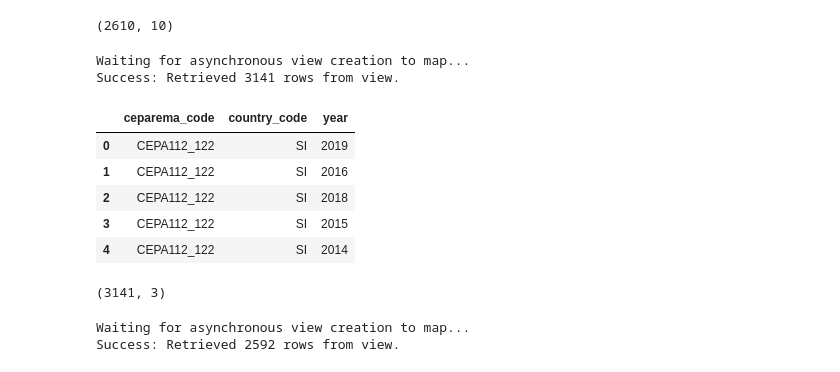
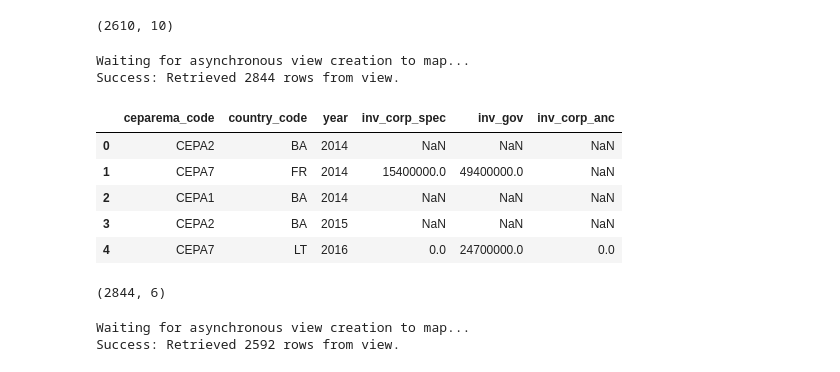
Before and after one commit to danielwrnr/Environmental_Protection_Investment_Analysis, a Jupyter notebook: notebooks/dbrepo_upload.ipynb, the cells around one changed output. Cells and saved outputs as stored; diff of their text form; code cells hidden in the pictures.

Commit message:
Restructured croissant metadata, changed readme folder structure and changed sector breakdown view ID

```diff
--- a/notebooks/dbrepo_upload.ipynb
+++ b/notebooks/dbrepo_upload.ipynb
@@ -921,45 +921,45 @@ Success: Retrieved 2610 rows from view.
 (2610, 10)
 # %%
 # v_investment_sector_breakdown
-VIEW_ID = "8ac3cee3-d451-4ee0-a2f5-b9d330f197ae"
+VIEW_ID = "f535d070-d1e4-4f36-bfc4-890faf73e991"
 
 print("Waiting for asynchronous view creation to map...")
 time.sleep(5)
 
 for attempt in range(10):
     try:
         df_view = client.get_view_data(
             database_id=DATABASE_ID,
             view_id=VIEW_ID,
             page=0,
             size=1000000
         )
 
         print(f"Success: Retrieved {len(df_view)} rows from view.")
         break
 
     except Exception as e:
         if "204" in str(e):
             print(f"Attempt {attempt + 1}/10: View not ready yet. Waiting...")
             time.sleep(5)
         else:
             raise
 
 else:
     raise RuntimeError("View was not available after 10 attempts.")
 
 display(df_view.head())
 print(df_view.shape)
 # %% [output]
 Waiting for asynchronous view creation to map...
-Success: Retrieved 3141 rows from view.
+Success: Retrieved 2844 rows from view.
-|  | ceparema_code | country_code | year |
-| 0 | CEPA112_122 | SI | 2019 |
-| 1 | CEPA112_122 | SI | 2016 |
-| 2 | CEPA112_122 | SI | 2018 |
-| 3 | CEPA112_122 | SI | 2015 |
-| 4 | CEPA112_122 | SI | 2014 |
+|  | ceparema_code | country_code | year | inv_corp_spec | inv_gov | inv_corp_anc |
+| 0 | CEPA2 | BA | 2014 | NaN | NaN | NaN |
+| 1 | CEPA7 | FR | 2014 | 15400000.0 | 49400000.0 | NaN |
+| 2 | CEPA1 | BA | 2014 | NaN | NaN | NaN |
+| 3 | CEPA2 | BA | 2015 | NaN | NaN | NaN |
+| 4 | CEPA7 | LT | 2016 | 0.0 | 24700000.0 | 0.0 |
-(3141, 3)
+(2844, 6)
 # %%
 # v_ml_regression_features
 VIEW_ID = "216dc569-b20c-43fd-ab1e-6a2bad631b1c"
```
Also changed, not shown: 6 other files.
